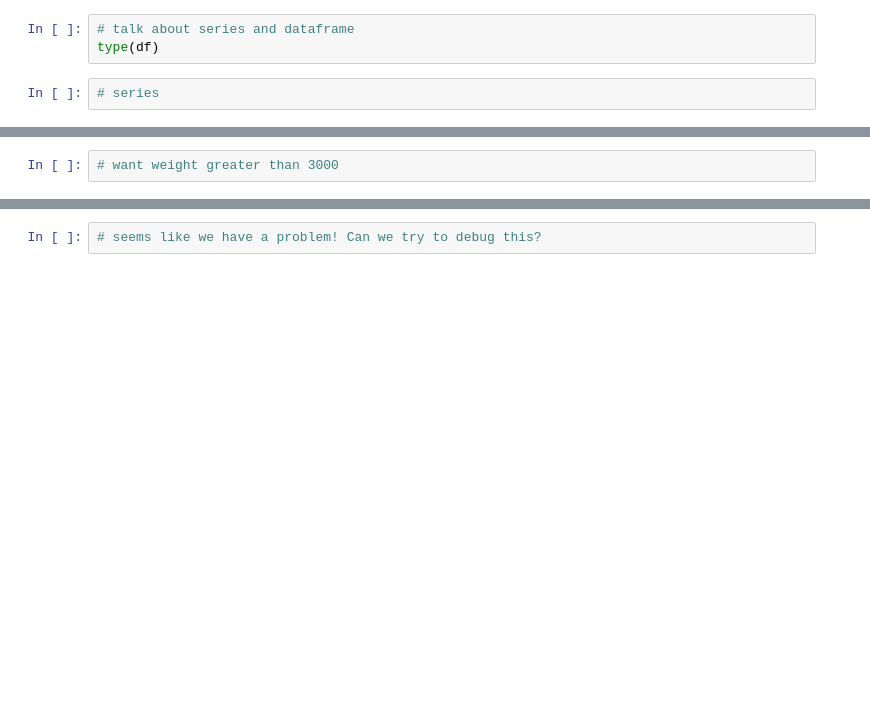
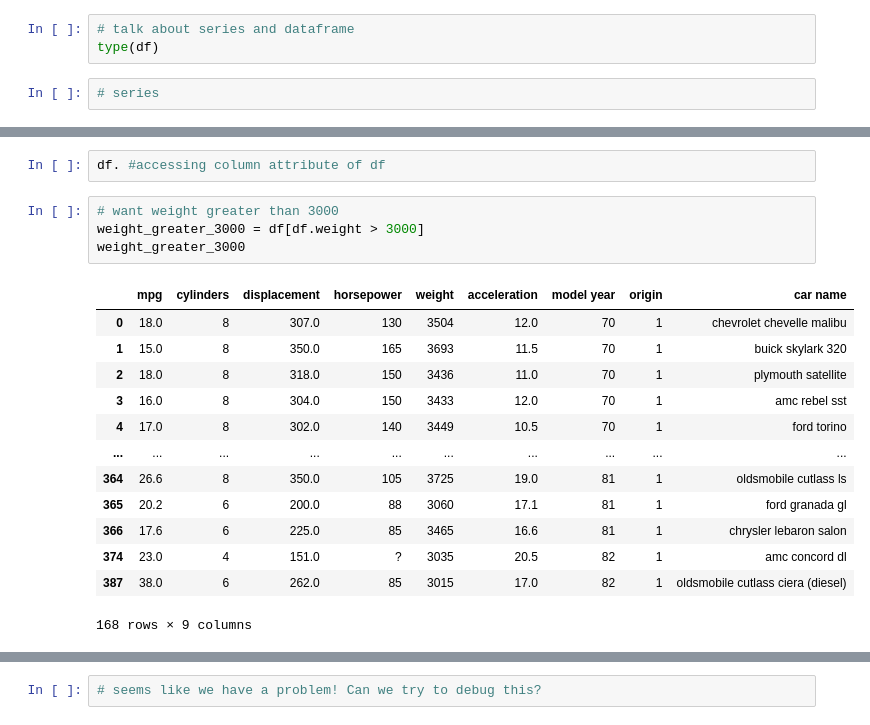
Before and after one commit to brenfrrs/nyc-mhtn-ds-091420-lectures, a Jupyter notebook: Phase_1/Intro_to_libraries_1.ipynb, the cells around one changed output, grey strips where cells are left out. Cells and saved outputs as stored; diff of their text form; blank space fills up the shorter version.

```diff
--- a/Phase_1/Intro_to_libraries_1.ipynb
+++ b/Phase_1/Intro_to_libraries_1.ipynb
@@ -101,2 +202,20 @@ type(df)
+# %%
+df. #accessing column attribute of df
 # %%
 # want weight greater than 3000
+weight_greater_3000 = df[df.weight > 3000]
+weight_greater_3000
+# %% [output]
+|  | mpg | cylinders | displacement | horsepower | weight | acceleration | model year | origin | car name |
+| 0 | 18.0 | 8 | 307.0 | 130 | 3504 | 12.0 | 70 | 1 | chevrolet chevelle malibu |
+| 1 | 15.0 | 8 | 350.0 | 165 | 3693 | 11.5 | 70 | 1 | buick skylark 320 |
+| 2 | 18.0 | 8 | 318.0 | 150 | 3436 | 11.0 | 70 | 1 | plymouth satellite |
+| 3 | 16.0 | 8 | 304.0 | 150 | 3433 | 12.0 | 70 | 1 | amc rebel sst |
+| 4 | 17.0 | 8 | 302.0 | 140 | 3449 | 10.5 | 70 | 1 | ford torino |
+| ... | ... | ... | ... | ... | ... | ... | ... | ... | ... |
+| 364 | 26.6 | 8 | 350.0 | 105 | 3725 | 19.0 | 81 | 1 | oldsmobile cutlass ls |
+| 365 | 20.2 | 6 | 200.0 | 88 | 3060 | 17.1 | 81 | 1 | ford granada gl |
+| 366 | 17.6 | 6 | 225.0 | 85 | 3465 | 16.6 | 81 | 1 | chrysler lebaron salon |
+| 374 | 23.0 | 4 | 151.0 | ? | 3035 | 20.5 | 82 | 1 | amc concord dl |
+| 387 | 38.0 | 6 | 262.0 | 85 | 3015 | 17.0 | 82 | 1 | oldsmobile cutlass ciera (diesel) |
+168 rows × 9 columns
```
Also changed, not shown: parts of 20 cells of this notebook.
